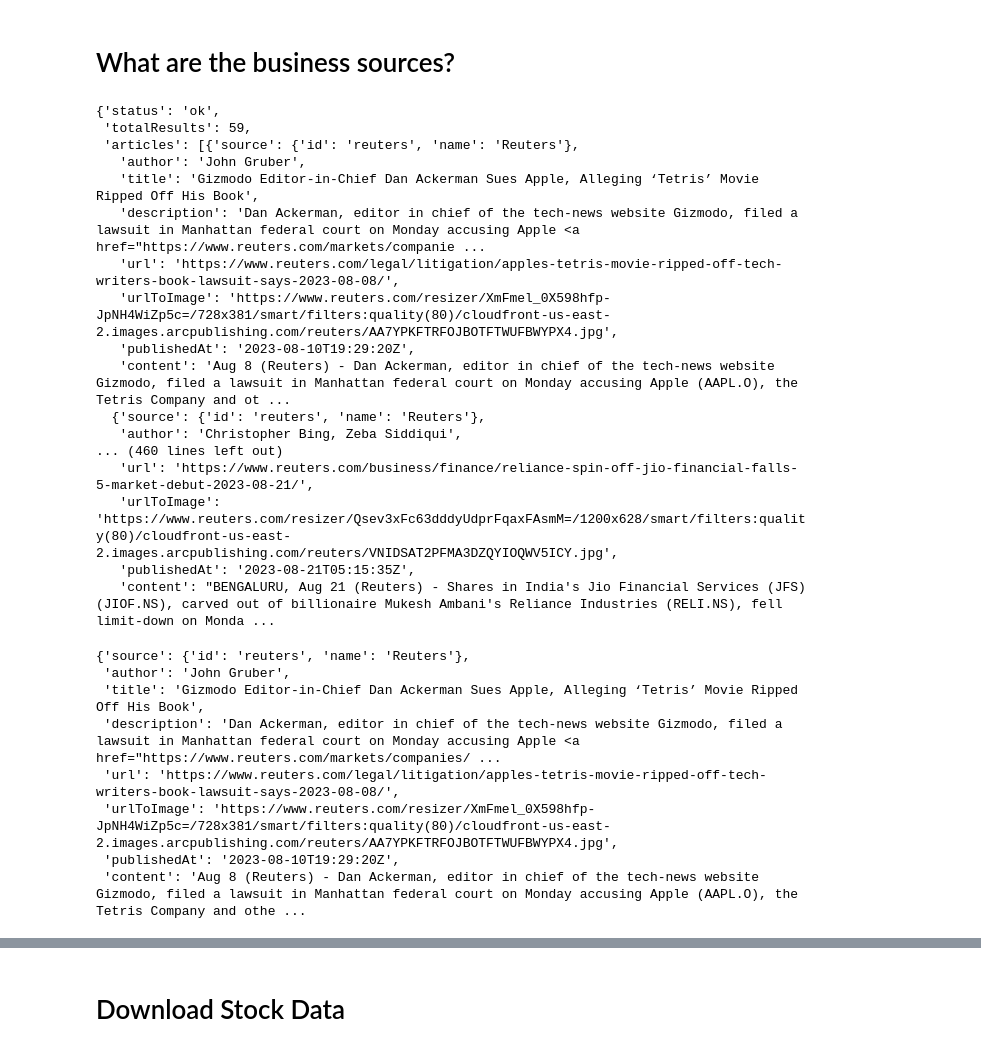
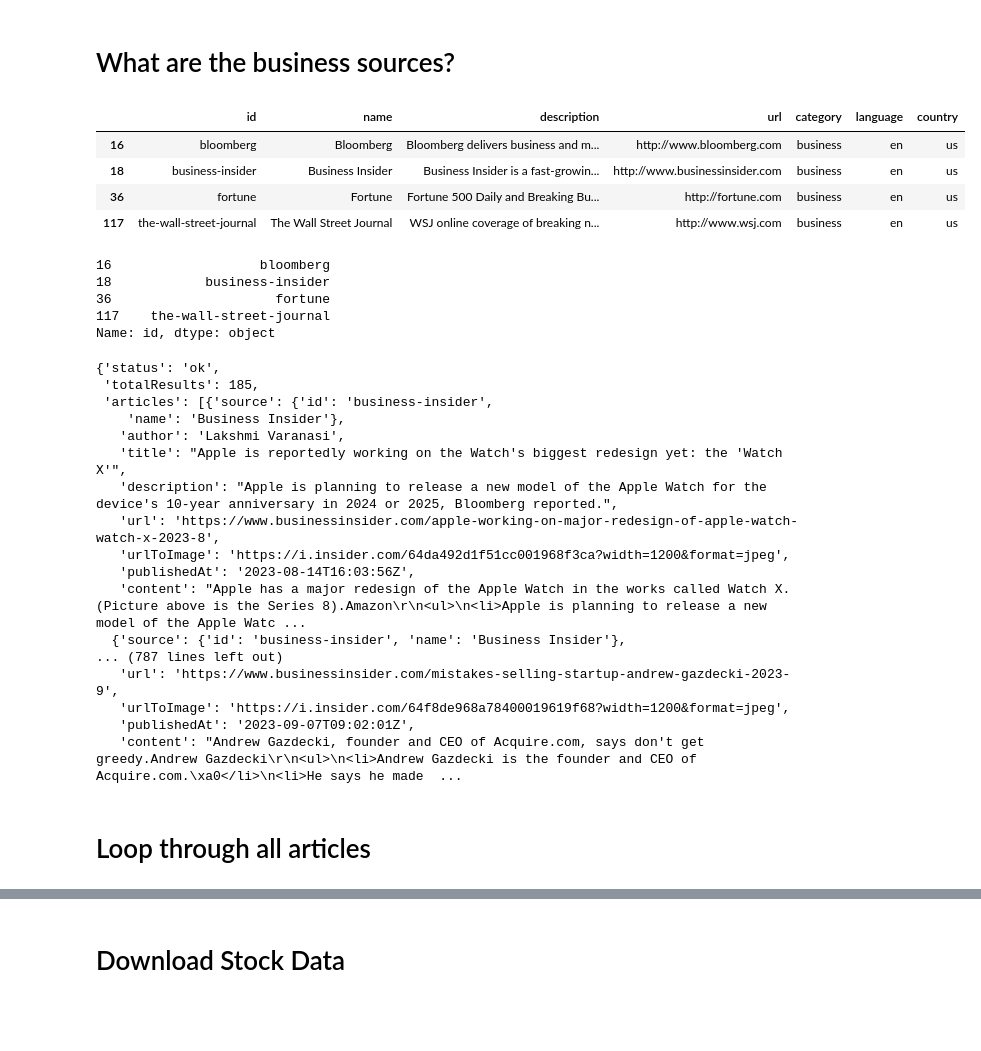
Before and after one commit to gossdante/news_sentiment, a Jupyter notebook: sentiment.ipynb, the cells around one changed output, grey strips where cells are left out. Cells and saved outputs as stored; diff of their text form; code cells hidden in the pictures; blank space fills up the shorter version.

Commit message:
source table

```diff
--- a/sentiment.ipynb
+++ b/sentiment.ipynb
@@ -71,39 +71,46 @@ sourcedf
 | 123 | wired | Wired | Wired is a monthly American magaz... | https://www.wired.com | technology | en | us |
 # %% [markdown]
 # What are the business sources?
+# %%
+sourcedf[sourcedf['category']=='business']
+# %% [output]
+|  | id | name | description | url | category | language | country |
+| 16 | bloomberg | Bloomberg | Bloomberg delivers business and m... | http://www.bloomberg.com | business | en | us |
+| 18 | business-insider | Business Insider | Business Insider is a fast-growin... | http://www.businessinsider.com | business | en | us |
+| 36 | fortune | Fortune | Fortune 500 Daily and Breaking Bu... | http://fortune.com | business | en | us |
+| 117 | the-wall-street-journal | The Wall Street Journal | WSJ online coverage of breaking n... | http://www.wsj.com | business | en | us |
+# %%
+sourcedf[sourcedf['category']=='business']['id']
+# %% [output]
+16                   bloomberg
+18            business-insider
+36                     fortune
+117    the-wall-street-journal
+Name: id, dtype: object
 # %%
 # /v2/top-headlines
 top_headlines = newsapi.get_everything(q='apple',
-                                          sources='fortune, the-wall-street-journal, reuters, bloomberg',
+                                          sources='fortune, the-wall-street-journal, business-insider, bloomberg',
                                           from_param='2023-08-09',
                                           )
-top_headlines
+top_headlines['articles'][0]
 # %% [output]
 {'status': 'ok',
- 'totalResults': 59,
- 'articles': [{'source': {'id': 'reuters', 'name': 'Reuters'},
-   'author': 'John Gruber',
-   'title': 'Gizmodo Editor-in-Chief Dan Ackerman Sues Apple, Alleging ‘Tetris’ Movie Ripped Off His Book',
-   'description': 'Dan Ackerman, editor in chief of the tech-news website Gizmodo, filed a lawsuit in Manhattan federal court on Monday accusing Apple <a href="https://www.reuters.com/markets/companie ...
-   'url': 'https://www.reuters.com/legal/litigation/apples-tetris-movie-ripped-off-tech-writers-book-lawsuit-says-2023-08-08/',
-   'urlToImage': 'https://www.reuters.com/resizer/XmFmel_0X598hfp-JpNH4WiZp5c=/728x381/smart/filters:quality(80)/cloudfront-us-east-2.images.arcpublishing.com/reuters/AA7YPKFTRFOJBOTFTWUFBWYPX4.jpg',
-   'publishedAt': '2023-08-10T19:29:20Z',
-   'content': 'Aug 8 (Reuters) - Dan Ackerman, editor in chief of the tech-news website Gizmodo, filed a lawsuit in Manhattan federal court on Monday accusing Apple (AAPL.O), the Tetris Company and ot ...
-  {'source': {'id': 'reuters', 'name': 'Reuters'},
-   'author': 'Christopher Bing, Zeba Siddiqui',
-... (460 lines left out)
-   'url': 'https://www.reuters.com/business/finance/reliance-spin-off-jio-financial-falls-5-market-debut-2023-08-21/',
-   'urlToImage': 'https://www.reuters.com/resizer/Qsev3xFc63dddyUdprFqaxFAsmM=/1200x628/smart/filters:quality(80)/cloudfront-us-east-2.images.arcpublishing.com/reuters/VNIDSAT2PFMA3DZQYIOQWV5ICY.jpg',
-   'publishedAt': '2023-08-21T05:15:35Z',
-   'content': "BENGALURU, Aug 21 (Reuters) - Shares in India's Jio Financial Services (JFS) (JIOF.NS), carved out of billionaire Mukesh Ambani's Reliance Industries (RELI.NS), fell limit-down on Monda ...
+ 'totalResults': 185,
+ 'articles': [{'source': {'id': 'business-insider',
+    'name': 'Business Insider'},
+   'author': 'Lakshmi Varanasi',
+   'title': "Apple is reportedly working on the Watch's biggest redesign yet: the 'Watch X'",
+   'description': "Apple is planning to release a new model of the Apple Watch for the device's 10-year anniversary in 2024 or 2025, Bloomberg reported.",
+   'url': 'https://www.businessinsider.com/apple-working-on-major-redesign-of-apple-watch-watch-x-2023-8',
+   'urlToImage': 'https://i.insider.com/64da492d1f51cc001968f3ca?width=1200&format=jpeg',
+   'publishedAt': '2023-08-14T16:03:56Z',
+   'content': "Apple has a major redesign of the Apple Watch in the works called Watch X. (Picture above is the Series 8).Amazon\r\n<ul>\n<li>Apple is planning to release a new model of the Apple Watc ...
+  {'source': {'id': 'business-insider', 'name': 'Business Insider'},
+... (787 lines left out)
+   'url': 'https://www.businessinsider.com/mistakes-selling-startup-andrew-gazdecki-2023-9',
+   'urlToImage': 'https://i.insider.com/64f8de968a78400019619f68?width=1200&format=jpeg',
+   'publishedAt': '2023-09-07T09:02:01Z',
+   'content': "Andrew Gazdecki, founder and CEO of Acquire.com, says don't get greedy.Andrew Gazdecki\r\n<ul>\n<li>Andrew Gazdecki is the founder and CEO of Acquire.com.\xa0</li>\n<li>He says he made  ...
-# %%
-top_headlines['articles'][0]
-# %% [output]
-{'source': {'id': 'reuters', 'name': 'Reuters'},
- 'author': 'John Gruber',
- 'title': 'Gizmodo Editor-in-Chief Dan Ackerman Sues Apple, Alleging ‘Tetris’ Movie Ripped Off His Book',
- 'description': 'Dan Ackerman, editor in chief of the tech-news website Gizmodo, filed a lawsuit in Manhattan federal court on Monday accusing Apple <a href="https://www.reuters.com/markets/companies/ ...
- 'url': 'https://www.reuters.com/legal/litigation/apples-tetris-movie-ripped-off-tech-writers-book-lawsuit-says-2023-08-08/',
- 'urlToImage': 'https://www.reuters.com/resizer/XmFmel_0X598hfp-JpNH4WiZp5c=/728x381/smart/filters:quality(80)/cloudfront-us-east-2.images.arcpublishing.com/reuters/AA7YPKFTRFOJBOTFTWUFBWYPX4.jpg',
- 'publishedAt': '2023-08-10T19:29:20Z',
- 'content': 'Aug 8 (Reuters) - Dan Ackerman, editor in chief of the tech-news website Gizmodo, filed a lawsuit in Manhattan federal court on Monday accusing Apple (AAPL.O), the Tetris Company and othe ...
+# %% [markdown]
+# Loop through all articles
```
Also changed, not shown: parts of 1 cell of this notebook.
